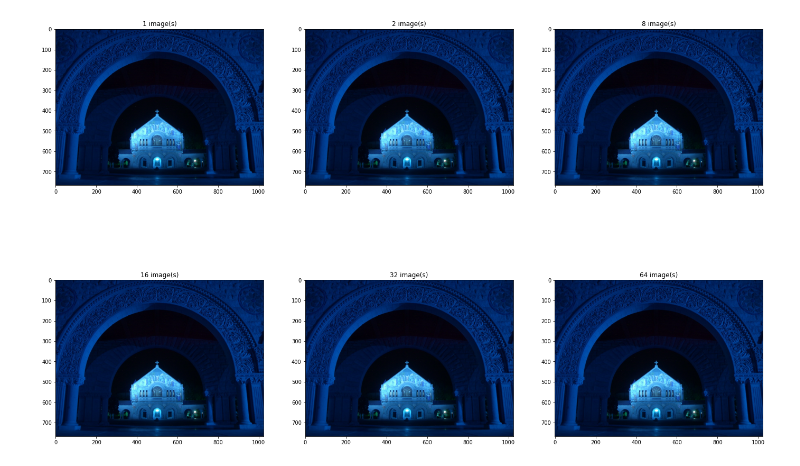
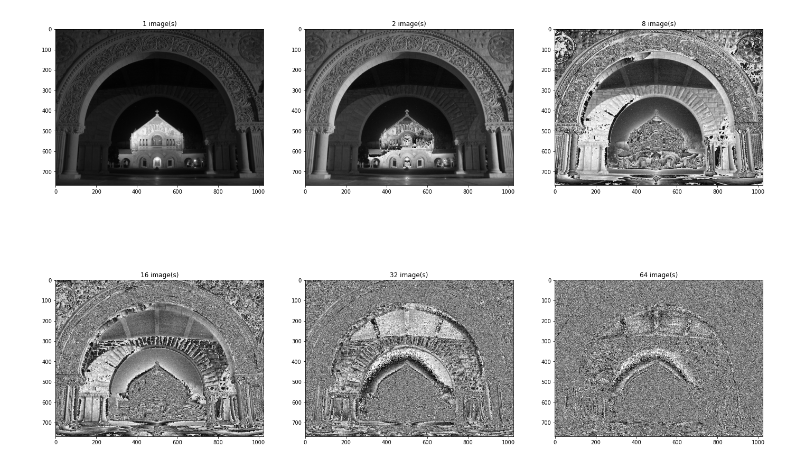
Before and after one commit to ngotancuong/mse.dip, a Jupyter notebook: L5_3_Image_Averaging.ipynb, the cells around one changed output. Drawn from its saved outputs; the diff is of its cells as text; code cells hidden in the pictures.

```diff
--- a/L5_3_Image_Averaging.ipynb
+++ b/L5_3_Image_Averaging.ipynb
@@ -3,32 +3,36 @@
 # %%
 import cv2
 import numpy as np
 import matplotlib.pyplot as plt
 import urllib.request
 
 # load image
 quadnight = urllib.request.urlopen('https://raw.githubusercontent.com/ngotancuong/mse.dip/main/images/quadnight.jfif')
 arr = np.asarray(bytearray(quadnight.read()), dtype=np.uint8)
-Img = cv2.imdecode(arr, -1)/255.0 # 'Load it as it is'
+Img = cv2.imdecode(arr, -1)
+
+# convert to grayscale
+Img = cv2.cvtColor(Img, cv2.COLOR_BGR2GRAY)
 
 # repeat over number of sample images
 nArray = [1, 2, 8, 16, 32, 64]
 fig, axs = plt.subplots(2, 3, figsize=(24, 16))
 
 for i in range(len(nArray)):
     N = nArray[i]
     avgImg = np.zeros_like(Img) #initialize an empty image
     # add Gaussian noise to each image, accumulate this image to average image
     for j in range(N):
-        noisyImg = cv2.GaussianBlur(Img, (3, 3), 0.01)
+        noisyImg = cv2.GaussianBlur(Img, (7, 7), 0.01)
         avgImg = avgImg + noisyImg
     avgImg = avgImg / N
 
     # show image
     row = i // 3
     col = i % 3
     axs[row, col].imshow(avgImg, cmap='gray')
     axs[row, col].set_title(str(N) + ' image(s)')
+
 plt.show()
 # %% [output]
-[figure, old version]
+[figure, new version]
```
